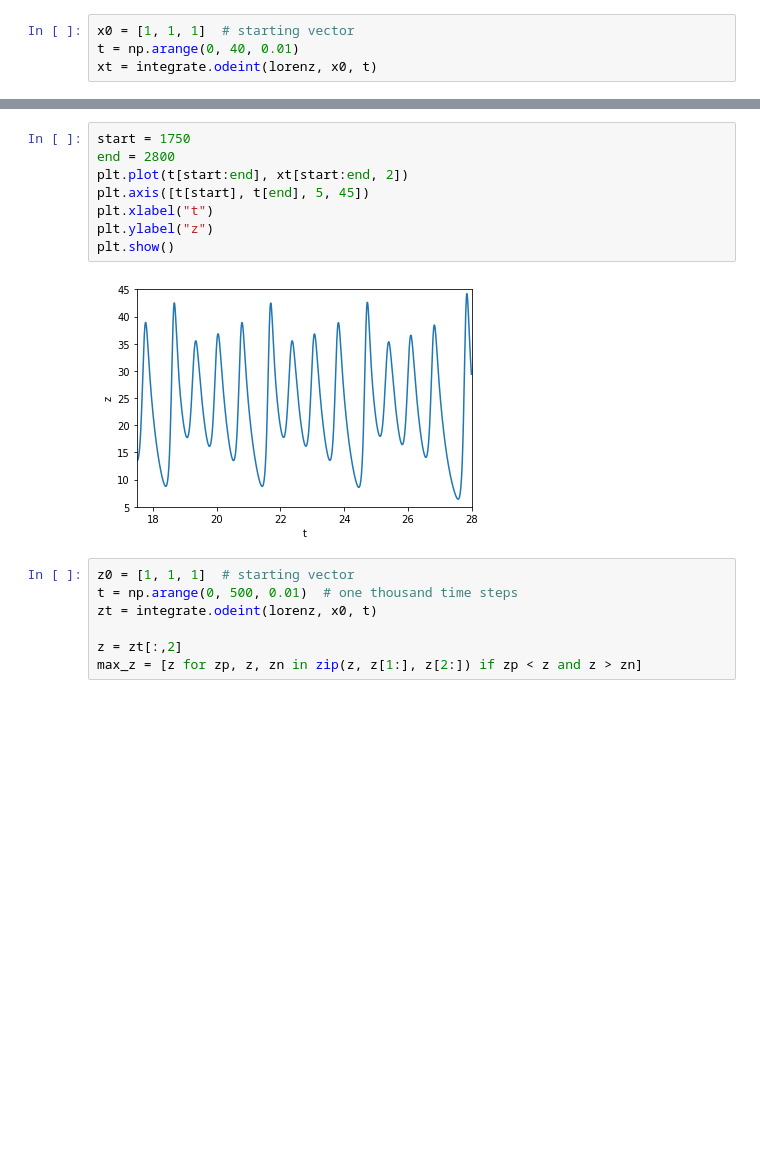
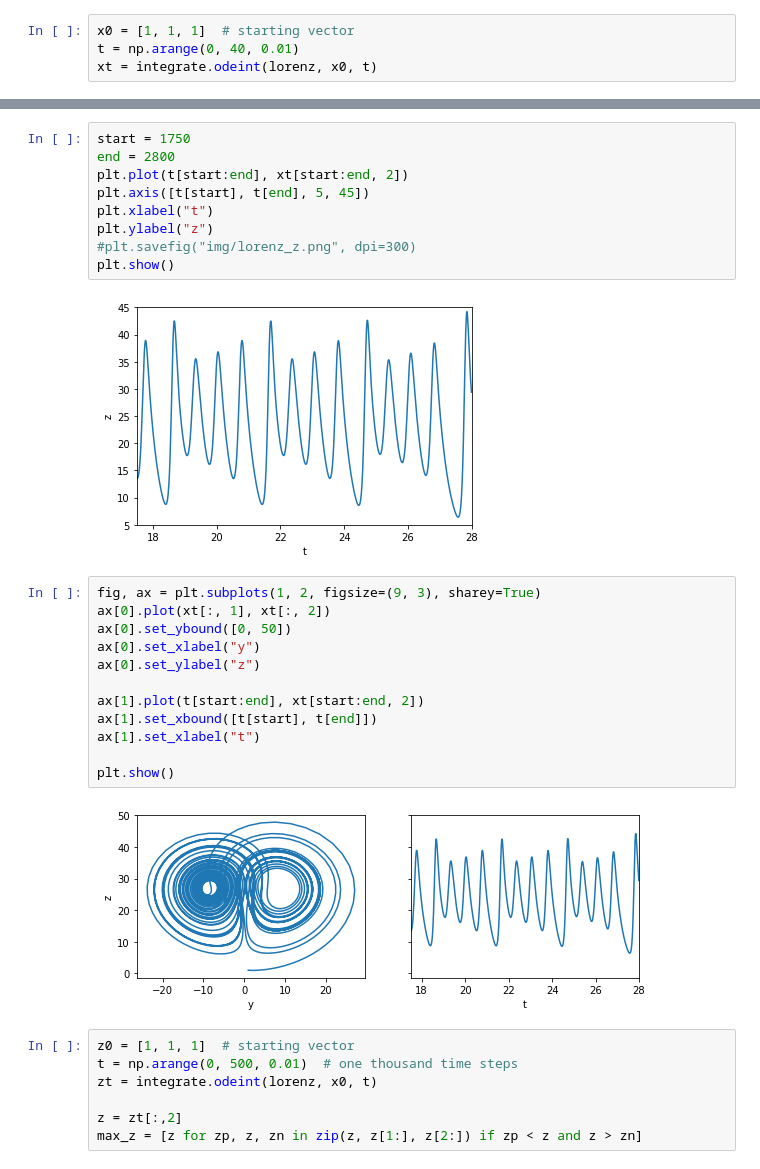
Before and after one commit to ekiMGlz/lyapunov-exp, a Jupyter notebook: lorenz.ipynb, the cells around one changed output, grey strips where cells are left out. Drawn from its saved outputs; the diff is of its cells as text; blank space fills up the shorter version.

```diff
--- a/lorenz.ipynb
+++ b/lorenz.ipynb
@@ -26,9 +27,24 @@ plt.plot(t[start:end], xt[start:end, 2])
 plt.axis([t[start], t[end], 5, 45])
 plt.xlabel("t")
 plt.ylabel("z")
+#plt.savefig("img/lorenz_z.png", dpi=300)
 plt.show()
 # %% [output]
 [figure]
+# %%
+fig, ax = plt.subplots(1, 2, figsize=(9, 3), sharey=True)
+ax[0].plot(xt[:, 1], xt[:, 2])
+ax[0].set_ybound([0, 50])
+ax[0].set_xlabel("y")
+ax[0].set_ylabel("z")
+
+ax[1].plot(t[start:end], xt[start:end, 2])
+ax[1].set_xbound([t[start], t[end]])
+ax[1].set_xlabel("t")
+
+plt.show()
+# %% [output]
+[figure, added]
 # %%
 z0 = [1, 1, 1]  # starting vector
 t = np.arange(0, 500, 0.01)  # one thousand time steps
```
Also changed, not shown: parts of 10 cells of this notebook, 1 other file.
